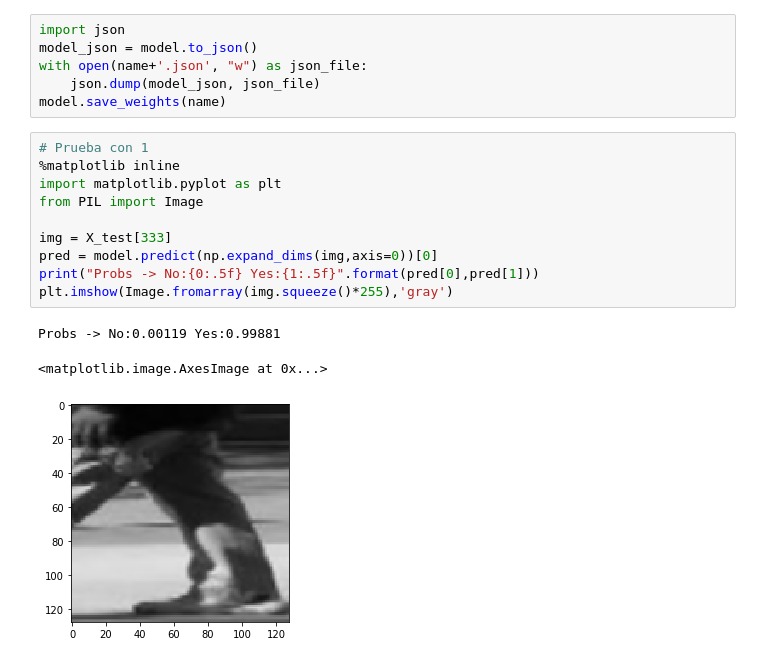
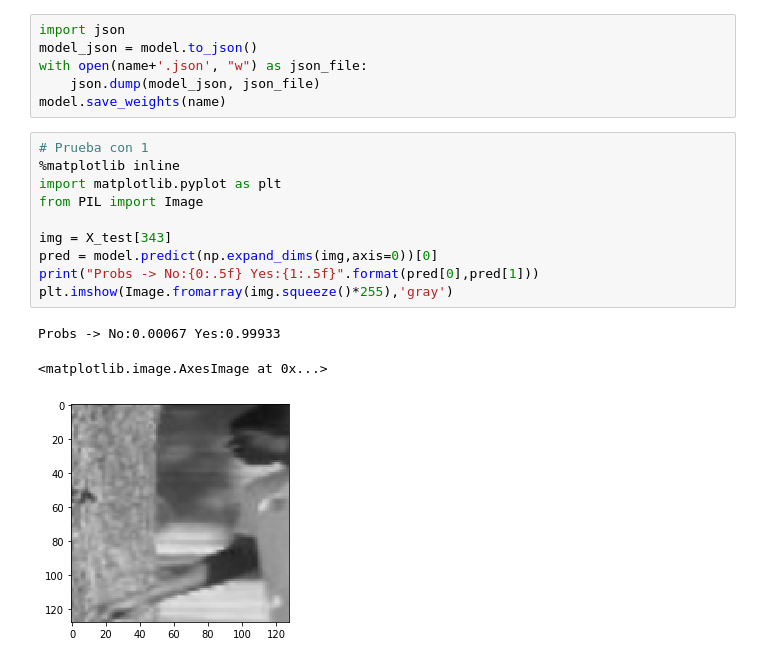
Before and after one commit to isagc/PEOPLE-DETECTING-COUNTING, a Jupyter notebook: entrenamiento.ipynb, the cells around one changed output. Saved outputs shown, nothing was run; the diff lists cells and outputs as text.

```diff
--- a/entrenamiento.ipynb
+++ b/entrenamiento.ipynb
@@ -123,14 +127,14 @@ model.save_weights(name)
 # %%
 # Prueba con 1
 %matplotlib inline
 import matplotlib.pyplot as plt
 from PIL import Image
 
-img = X_test[333]
+img = X_test[343]
 pred = model.predict(np.expand_dims(img,axis=0))[0]
 print("Probs -> No:{0:.5f} Yes:{1:.5f}".format(pred[0],pred[1]))
 plt.imshow(Image.fromarray(img.squeeze()*255),'gray')
 # %% [output]
-Probs -> No:0.00119 Yes:0.99881
+Probs -> No:0.00067 Yes:0.99933
 <matplotlib.image.AxesImage at 0x...>
-[figure, old version]
+[figure, new version]
```
Also changed, not shown: parts of 12 cells of this notebook, 3 other files.
